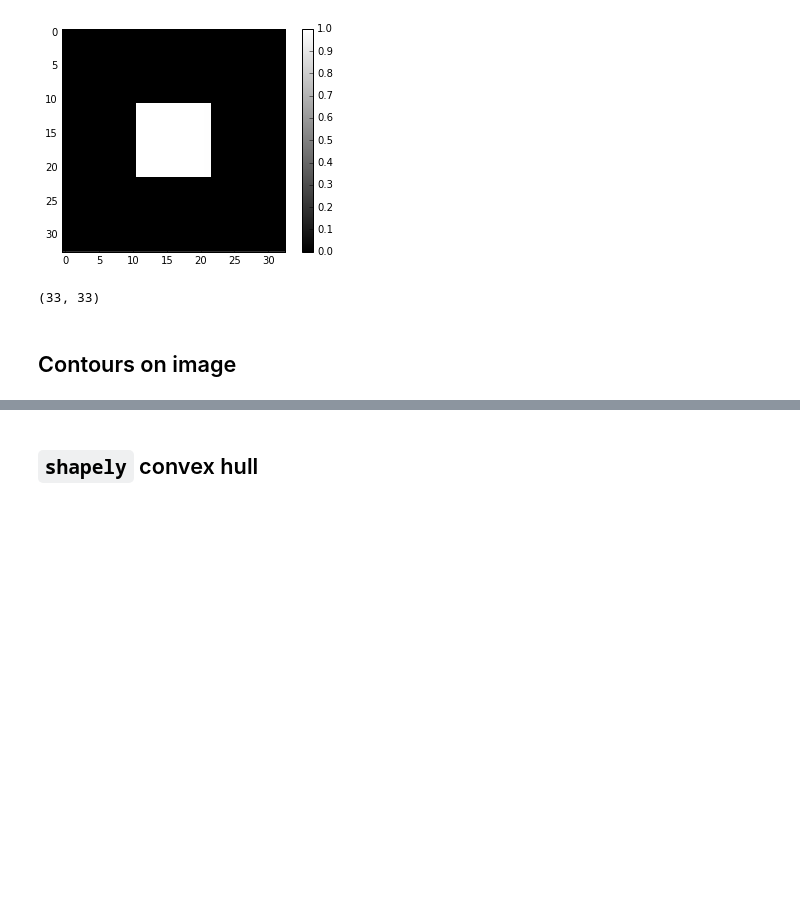
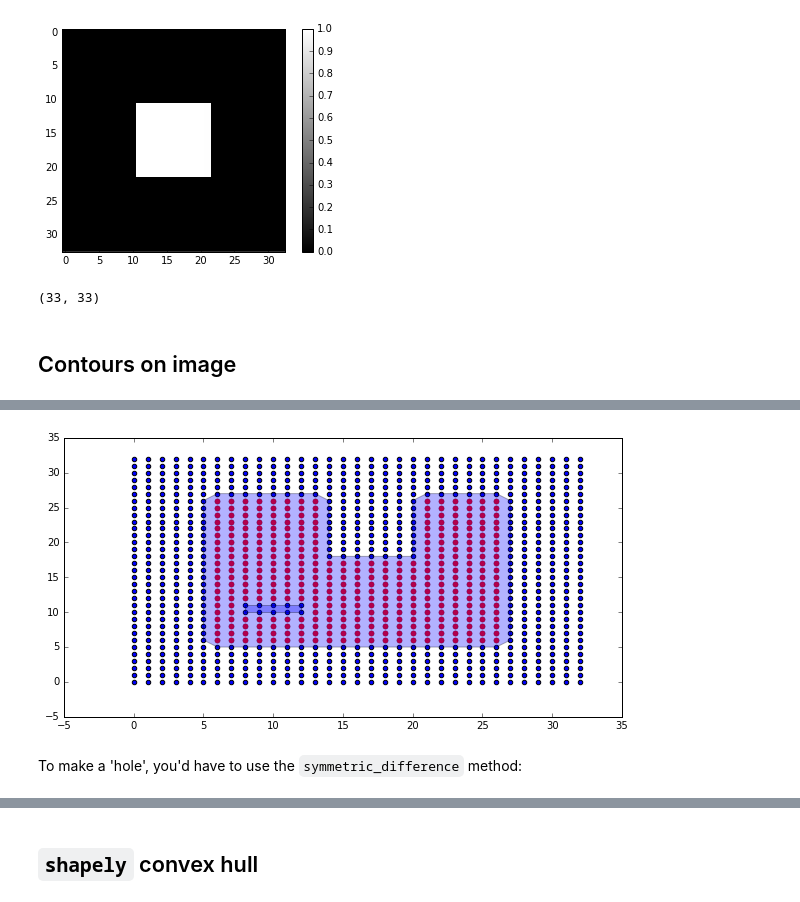
Before and after one commit to agilescientific/seisplot, a Jupyter notebook: Polygon_around_data_area.ipynb, the cells around one changed output, grey strips where cells are left out. Cells and saved outputs as stored; diff of their text form; code cells hidden in the pictures; blank space fills up the shorter version.

```diff
--- a/Polygon_around_data_area.ipynb
+++ b/Polygon_around_data_area.ipynb
@@ -89,0 +103,26 @@ plt.show()
+# %%
+from shapely.geometry import Polygon, MultiPolygon
+
+mpoly = MultiPolygon([Polygon(measure.approximate_polygon(c, 0.01)) for c in contours])
+# %%
+from descartes import PolygonPatch
+
+# Compute all points coordinates for the plot.
+all_points = np.array(list(zip(*np.where(tslice < 2))))
+
+# Make the plot.
+fig = plt.figure(figsize=(10,5))
+ax = fig.add_subplot(111)
+ax.scatter(all_points[:,0], all_points[:,1], )
+ax.scatter(points[:,0], points[:,1], color='r')
+
+# Make and add the polygon patch.
+for p in mpoly:
+    patch = PolygonPatch(p, alpha=0.3)
+    ax.add_patch(patch)
+
+plt.show()
+# %% [output]
+[figure, added]
+# %% [markdown]
+To make a 'hole', you'd have to use the `symmetric_difference` method:
```
Also changed, not shown: parts of 7 cells of this notebook.
